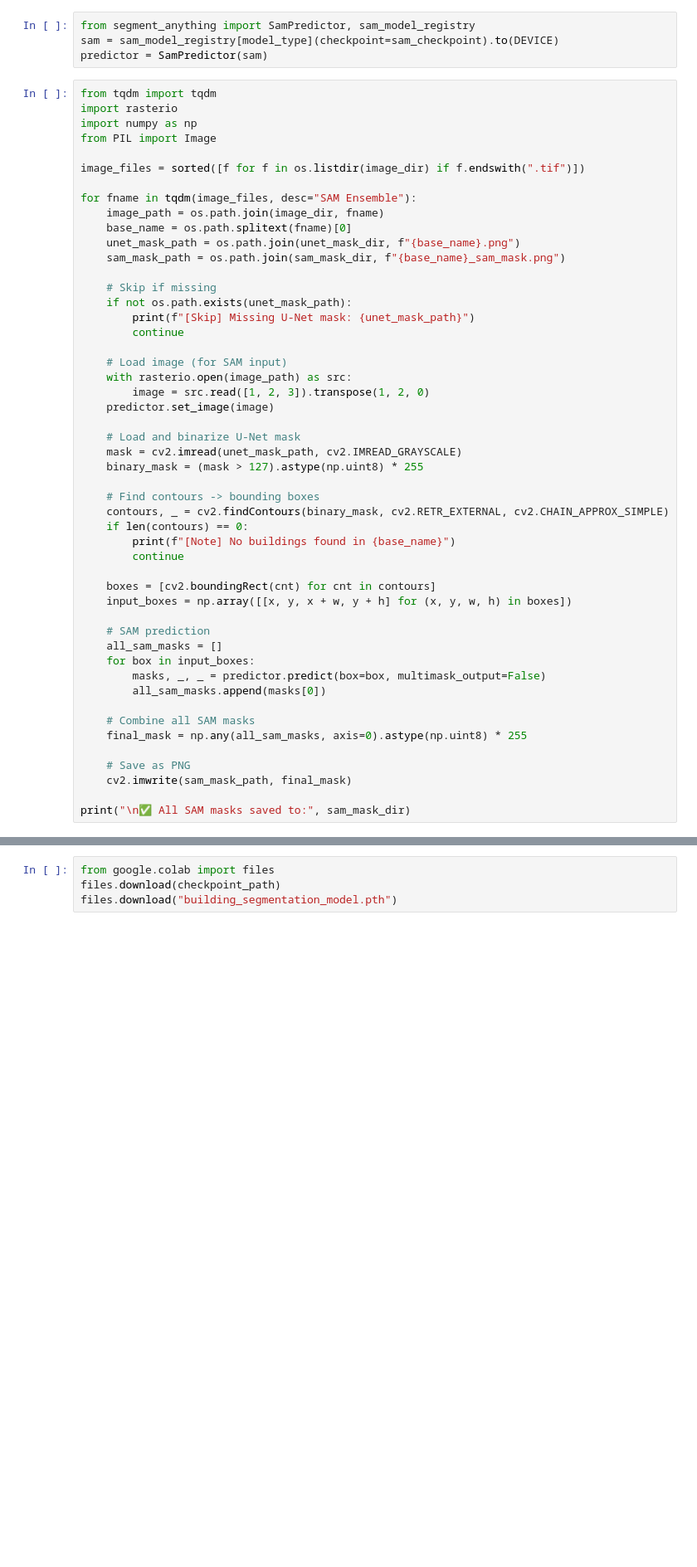
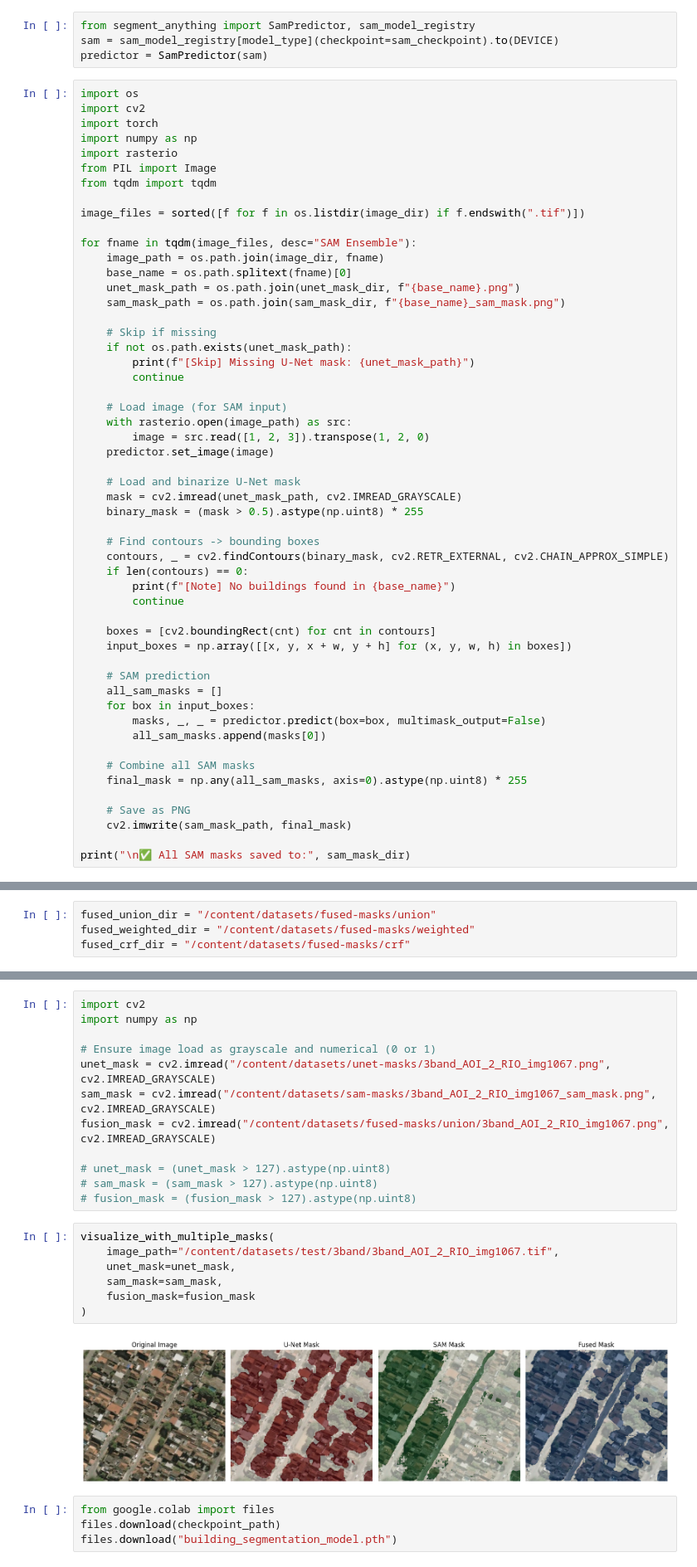
Before and after one commit to AgentUnicorn/building-detection, a Jupyter notebook: building_dection.ipynb, the cells around one changed output, grey strips where cells are left out. Shown at 83% size. Cells and saved outputs as stored; diff of their text form; blank space fills up the shorter version.

```diff
--- a/building_dection.ipynb
+++ b/building_dection.ipynb
@@ -335,10 +330,13 @@ from segment_anything import SamPredictor, sam_model_registry
 sam = sam_model_registry[model_type](checkpoint=sam_checkpoint).to(DEVICE)
 predictor = SamPredictor(sam)
 # %%
+import os
+import cv2
+import torch
+import numpy as np
+import rasterio
+from PIL import Image
 from tqdm import tqdm
-import rasterio
-import numpy as np
-from PIL import Image
 
 image_files = sorted([f for f in os.listdir(image_dir) if f.endswith(".tif")])
 
@@ -360,7 +358,7 @@ for fname in tqdm(image_files, desc="SAM Ensemble"):
 
     # Load and binarize U-Net mask
     mask = cv2.imread(unet_mask_path, cv2.IMREAD_GRAYSCALE)
-    binary_mask = (mask > 127).astype(np.uint8) * 255
+    binary_mask = (mask > 0.5).astype(np.uint8) * 255
 
     # Find contours -> bounding boxes
     contours, _ = cv2.findContours(binary_mask, cv2.RETR_EXTERNAL, cv2.CHAIN_APPROX_SIMPLE)
@@ -388,0 +447,4 @@ KeyboardInterrupt:
+# %%
+fused_union_dir = "/content/datasets/fused-masks/union"
+fused_weighted_dir = "/content/datasets/fused-masks/weighted"
+fused_crf_dir = "/content/datasets/fused-masks/crf"
@@ -389,3 +649,24 @@ KeyboardInterrupt:
+# %%
+import cv2
+import numpy as np
+
+# Ensure image load as grayscale and numerical (0 or 1)
+unet_mask = cv2.imread("/content/datasets/unet-masks/3band_AOI_2_RIO_img1067.png", cv2.IMREAD_GRAYSCALE)
+sam_mask = cv2.imread("/content/datasets/sam-masks/3band_AOI_2_RIO_img1067_sam_mask.png", cv2.IMREAD_GRAYSCALE)
+fusion_mask = cv2.imread("/content/datasets/fused-masks/union/3band_AOI_2_RIO_img1067.png", cv2.IMREAD_GRAYSCALE)
+
+# unet_mask = (unet_mask > 127).astype(np.uint8)
+# sam_mask = (sam_mask > 127).astype(np.uint8)
+# fusion_mask = (fusion_mask > 127).astype(np.uint8)
+# %%
+visualize_with_multiple_masks(
+    image_path="/content/datasets/test/3band/3band_AOI_2_RIO_img1067.tif",
+    unet_mask=unet_mask,
+    sam_mask=sam_mask,
+    fusion_mask=fusion_mask
+)
+# %% [output]
+[figure, added]
 # %%
 from google.colab import files
 files.download(checkpoint_path)
```
Also changed, not shown: parts of 19 cells of this notebook.
